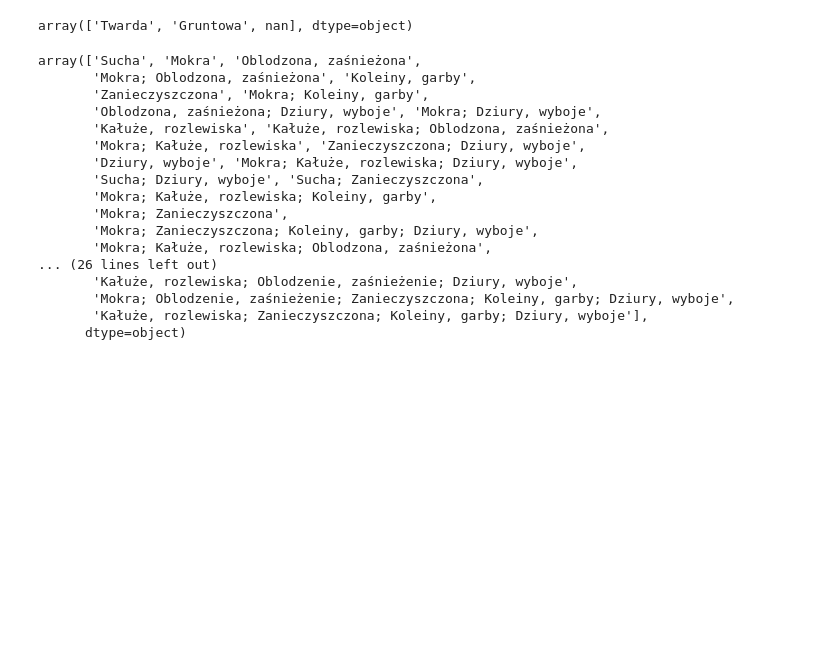
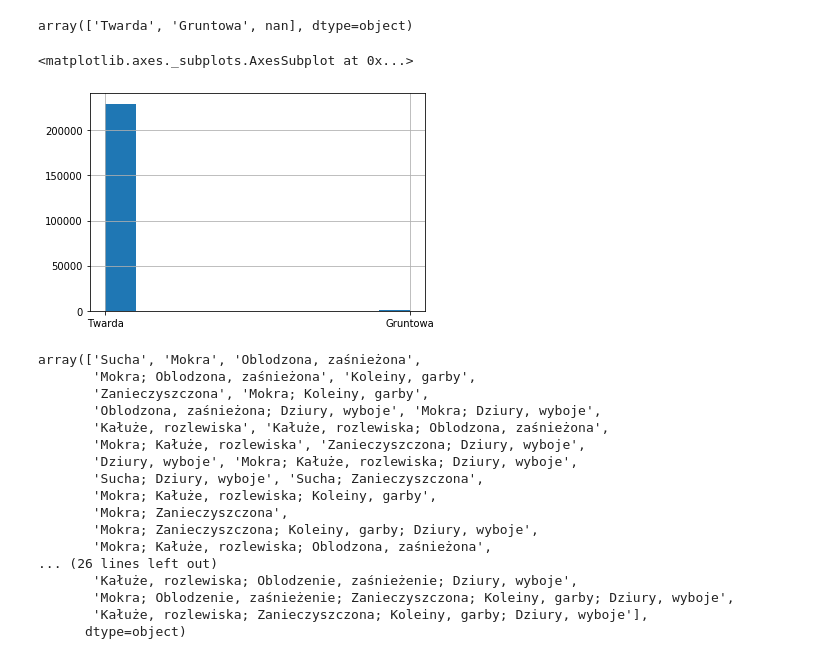
Before and after one commit to mgurg/DWC_KTW, a Jupyter notebook: Accidents/A_01.ipynb, the cells around one changed output. Cells and saved outputs as stored; diff of their text form; code cells hidden in the pictures; blank space fills up the shorter version.

```diff
--- a/Accidents/A_01.ipynb
+++ b/Accidents/A_01.ipynb
@@ -214,6 +215,7 @@ nok_lst = [135253,161201]
 
 #Manual Fix:
 df.iloc[135253, df.columns.get_loc('gps_y')] = "49*56'569"
+df['lat'] = df['gps_y'].apply(lambda x : dms2dd(x))
 # %% [markdown]
 Współrzędne geograficzne skrajnych punktów:
 
@@ -320,14 +405,3 @@ print(dms2dd("19*01'261"))
-# %%
-#df['Data zdarzenia'] = pd.to_datetime(df['Data zdarzenia'])
-#df['Godzina'] = pd.to_datetime(df['Godzina'])
-
-
-df['Lat'] = pd.to_numeric(df['Lat'], downcast='float')
-df['Lon'] = pd.to_numeric(df['Lon'], downcast='float')
-df['Liczba rannych w zdarzeniu'] = pd.to_numeric(df['Liczba rannych w zdarzeniu'], downcast='unsigned')
-df['Liczba zabitych w zdarzeniu'] = pd.to_numeric(df['Liczba zabitych w zdarzeniu'], downcast='unsigned')
-df['Liczba kolizji'] = pd.to_numeric(df['Liczba kolizji'], downcast='unsigned')
-df['Liczba wypadków'] = pd.to_numeric(df['Liczba wypadków'], downcast='unsigned')
 # %% [markdown]
 ### Adres
 # %%
@@ -361,10 +435,10 @@ df['KM HM (Pikietaż)'] = pd.to_numeric(df['KM HM (Pikietaż)'], downcast='float
 def area(x):
     if str(x) == 'Obszar zabudowany': return 1
     if str(x) == 'Obszar niezabudowany': return 0
-    if str(x) == 'nan': return -1
+    #if str(x) == 'nan': return 'nan'
 
-print(df['Obszar'].unique())
-df['Obszar'] = df['Obszar'].apply(lambda x : area(x))
+print(df['obszar'].unique())
+df['obszar'] = df['obszar'].apply(lambda x : area(x))
 # %% [output]
 ['Obszar niezabudowany' 'Obszar zabudowany' nan]
 # %%
@@ -386,8 +460,8 @@ def crossing(x):
     if str(x) == 'Z drogą z pierwsz.': return 2
     if str(x) == 'nan': return -1
 
-print(df['Skrzyżowanie'].unique())
-df['Skrzyżowanie'] = df['Skrzyżowanie'].apply(lambda x : crossing(x))
+print(df['skrzyzowanie'].unique())
+df['skrzyzowanie'] = df['skrzyzowanie'].apply(lambda x : crossing(x))
 # %% [output]
 [nan 'Z drogą z pierwsz.' 'O ruchu okrężnym' 'Równorzędne']
 # %%
@@ -475,3 +549,8 @@ df['Nawierzchnia drogi'].unique()
 # %% [output]
 array(['Twarda', 'Gruntowa', nan], dtype=object)
+# %%
+df['nawierzchnia_drogi'].hist()
+# %% [output]
+<matplotlib.axes._subplots.AxesSubplot at 0x...>
+[figure, added]
 # %%
```
Also changed, not shown: parts of 45 cells of this notebook, 2 other files.
